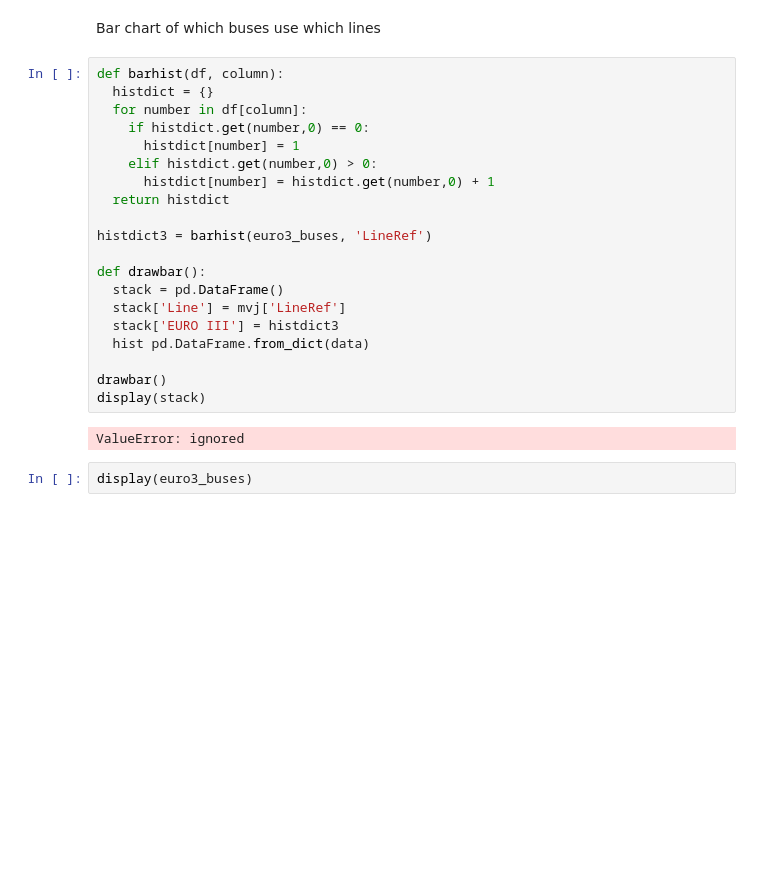
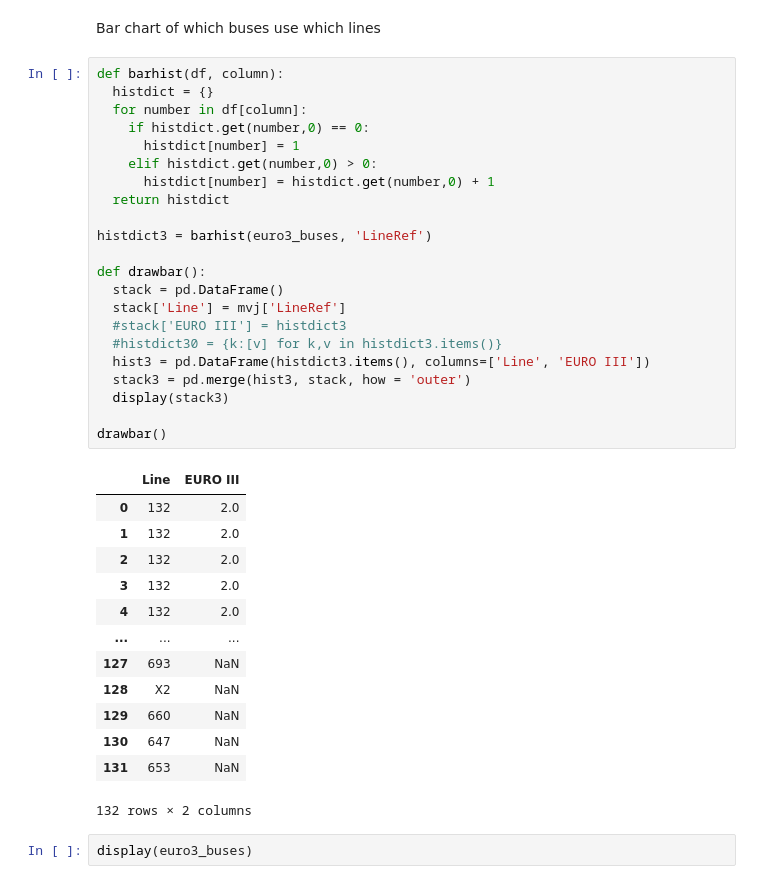
Before and after one commit to JackSandford/ECK, a Jupyter notebook: Self_data_project.ipynb, the cells around one changed output. Cells and saved outputs as stored; diff of their text form; blank space fills up the shorter version.

```diff
--- a/Self_data_project.ipynb
+++ b/Self_data_project.ipynb
@@ -143,25 +143,39 @@ Bar chart of which buses use which lines
 # %%
 def barhist(df, column):
   histdict = {}
   for number in df[column]:
     if histdict.get(number,0) == 0:
       histdict[number] = 1
     elif histdict.get(number,0) > 0:
       histdict[number] = histdict.get(number,0) + 1
   return histdict
 
 histdict3 = barhist(euro3_buses, 'LineRef')
 
 def drawbar():
   stack = pd.DataFrame()
   stack['Line'] = mvj['LineRef']
-  stack['EURO III'] = histdict3
-  hist pd.DataFrame.from_dict(data)
+  #stack['EURO III'] = histdict3
+  #histdict30 = {k:[v] for k,v in histdict3.items()}
+  hist3 = pd.DataFrame(histdict3.items(), columns=['Line', 'EURO III'])
+  stack3 = pd.merge(hist3, stack, how = 'outer')
+  display(stack3)
 
 drawbar()
-display(stack)
 # %% [output]
+|  | Line | EURO III |
+| 0 | 132 | 2.0 |
+| 1 | 132 | 2.0 |
+| 2 | 132 | 2.0 |
+| 3 | 132 | 2.0 |
+| 4 | 132 | 2.0 |
+| ... | ... | ... |
+| 127 | 693 | NaN |
+| 128 | X2 | NaN |
+| 129 | 660 | NaN |
+| 130 | 647 | NaN |
+| 131 | 653 | NaN |
-ValueError: ignored
+132 rows × 2 columns
 # %%
 display(euro3_buses)
 # %% [output]
```
